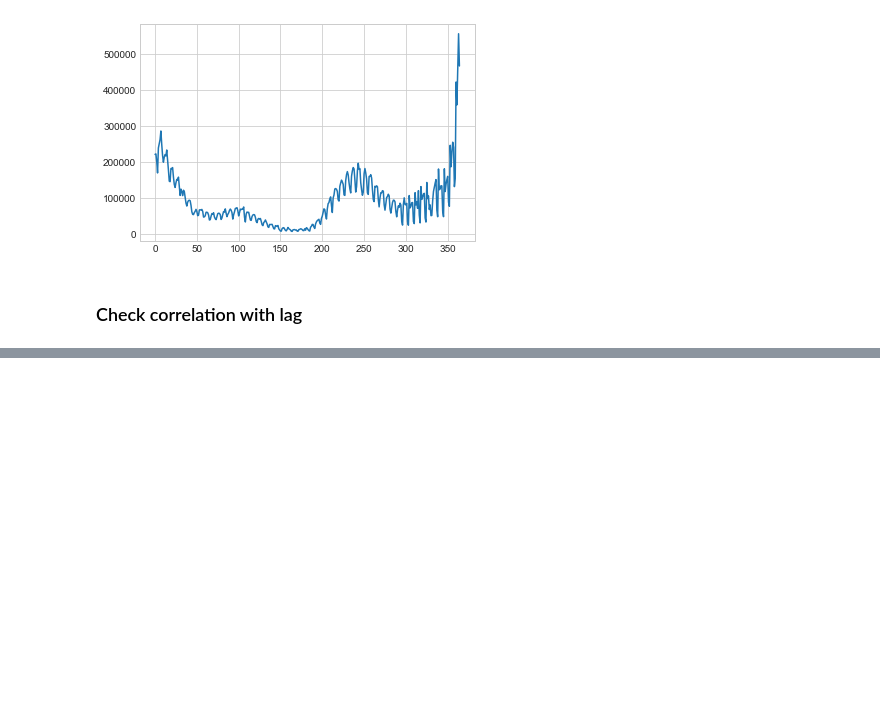
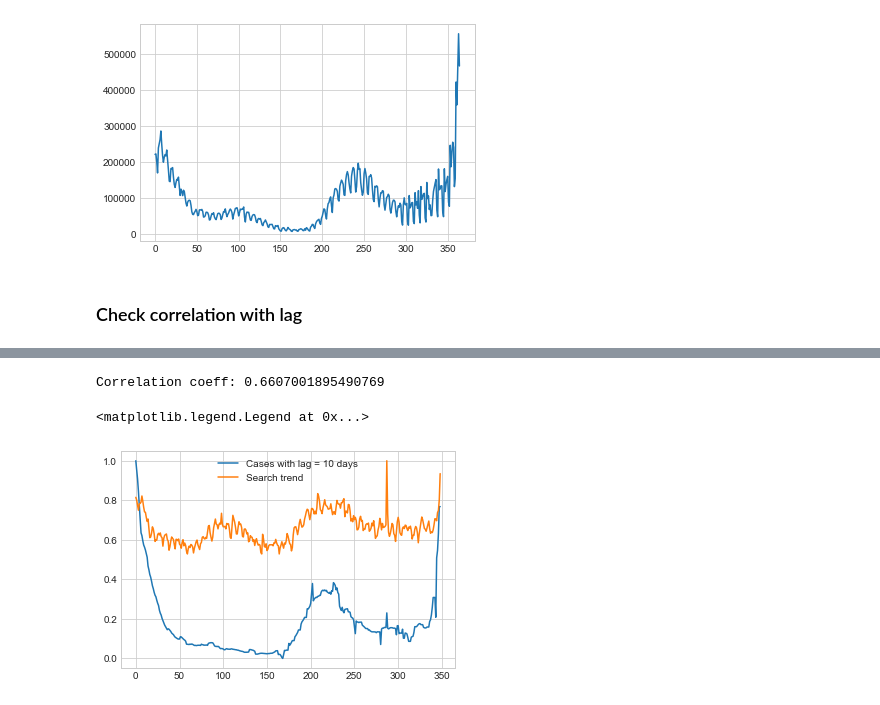
Before and after one commit to CMU-IDS-2022/final-project-dunder-mifflin-paper-company, a Jupyter notebook: notebooks/Search trends -- Case correlation.ipynb, the cells around one changed output, grey strips where cells are left out. Cells and saved outputs as stored; diff of their text form; code cells hidden in the pictures; blank space fills up the shorter version.

```diff
--- a/notebooks/Search trends -- Case correlation.ipynb
+++ b/notebooks/Search trends -- Case correlation.ipynb
@@ -147,0 +148,22 @@ Lag: 19 Correlation: 0.5156915972946116
+# %%
+shift = 10
+
+shifted_search_trend_values = search_trend_values[:-shift]
+shifted_search_trend_values /= max(shifted_search_trend_values)
+
+shifted_case_values = cases_values[shift:]
+shifted_case_values /= max(shifted_case_values)
+
+corref = np.corrcoef(
+    x = shifted_search_trend_values,
+    y = shifted_case_values
+)
+
+print ("Correlation coeff:", corref[0, 1])
+plt.plot(range(len(shifted_case_values)), shifted_case_values, label = "Cases with lag = " + str(shift) + " days")
+plt.plot(range(len(shifted_search_trend_values)), shifted_search_trend_values, label = "Search trend")
+plt.legend()
+# %% [output]
+Correlation coeff: 0.6607001895490769
+<matplotlib.legend.Legend at 0x...>
+[figure, added]
```
Also changed, not shown: parts of 7 cells of this notebook, 1 other file.
